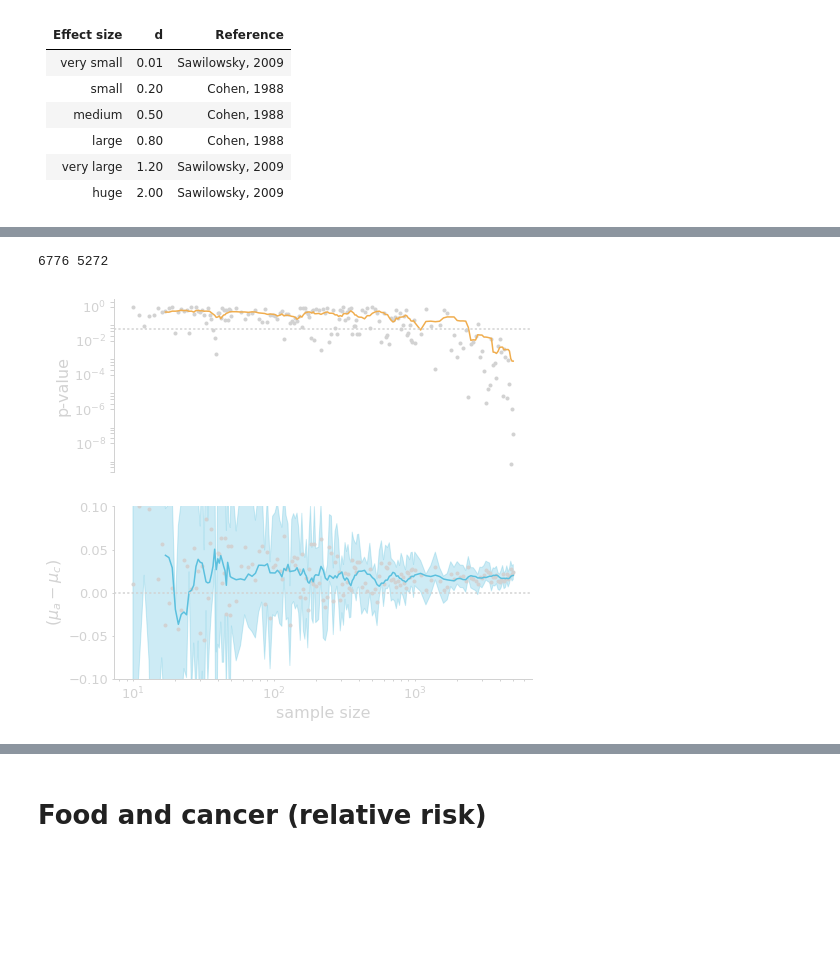
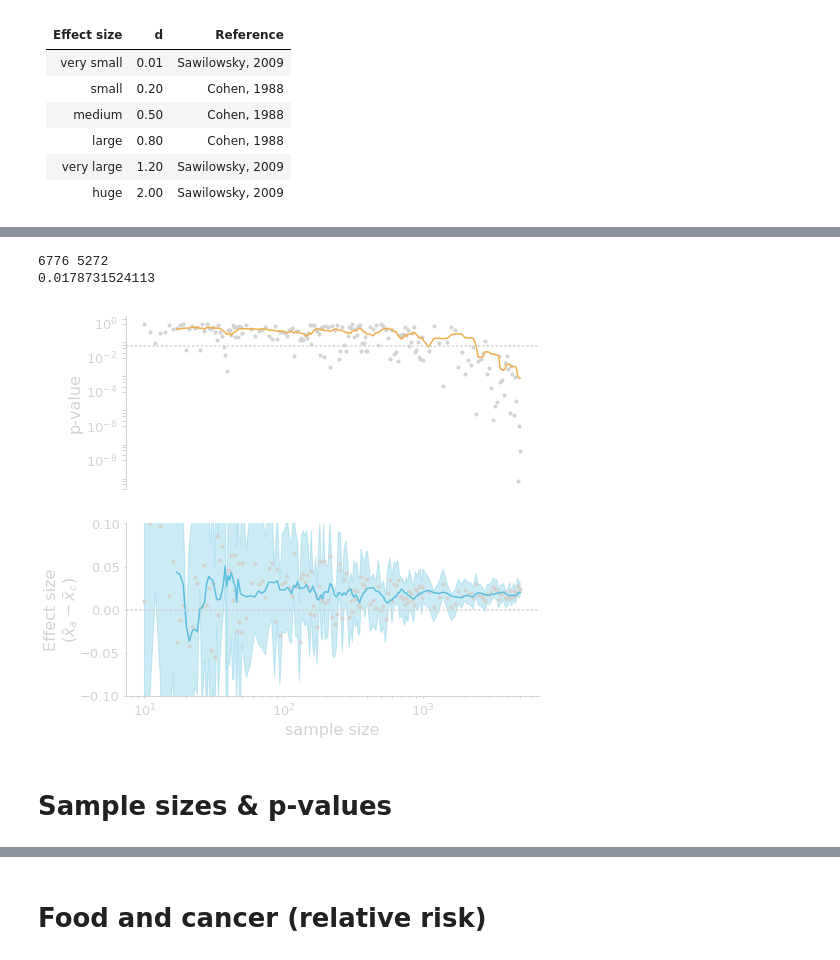
Before and after one commit to gcalmettes/stats13-slides, a Jupyter notebook: notebook-fig/figs-slides-7-extra.ipynb, the cells around one changed output, grey strips where cells are left out. Saved outputs shown, nothing was run; the diff lists cells and outputs as text; code cells hidden in the pictures; blank space fills up the shorter version.

```diff
--- a/notebook-fig/figs-slides-7-extra.ipynb
+++ b/notebook-fig/figs-slides-7-extra.ipynb
@@ -70,7 +70,7 @@ grp1,grp2 = grp1.flatten(), grp2.flatten()
 t,p = stats.ttest_ind(grp1,grp2, equal_var=False)
 
 fig = plt.figure(figsize=(5, 5))
-ax1 = fig.add_axes([0.15, 0.15, 0.8, 0.8])
+ax1 = fig.add_axes([0.25, 0.15, 0.75, 0.72])
 ax2=ax1.twinx()
 ax3=ax1.twinx()
 
@@ -78,6 +78,7 @@ for ax in [ax1]:
     ax.bar(np.arange(2), np.abs([grp1.mean(), grp2.mean()]), color=[colors["blue"], colors["red"]])
     for pos, y, err, color in zip(np.arange(2), np.abs([grp1.mean(), grp2.mean()]), [grp1.std(), grp2.std()], [colors["blue"], colors["red"]]):
         ax.errorbar(pos, y, err, lw=2, capsize=5, capthick=2, color=color)
+    ax.text(0.5, ax.get_ylim()[1]*1.1, r"$\bar{{x}}_a-\bar{{x}}_c=$" "{:.3f}mV".format(np.mean(grp1)-np.mean(grp2)), size=24, color=colors["orange"], ha="center")
 
 for ax in [ax1]:
     for spine in ["top", "right"]:
@@ -89,13 +90,13 @@ for ax in [ax1]:
     ax.set_xticks(np.arange(2))
     ax.set_xticklabels(["Control", "Atropine"], size=22, color=colors["lightgray"])
     #ax.set_ylim([0, 32])
-    ax.set_ylabel("Amplitude (mV)", size=22, color=colors["lightgray"])
+    ax.set_ylabel("Theta oscillation\nAmplitude (mV)", size=22, color=colors["lightgray"])
     ax.set_xlim(-0.6, 1.6)
 
 for ax in [ax2]:
     ax.axis("off")
     ax.set_ylim(ax1.get_ylim())
-    ax.text(0.5, ax.get_ylim()[1]*1, "p={:.6f}".format(p), size=20, color=colors["lightgray"], ha="center")
+    ax.text(0.5, ax.get_ylim()[1]*0.99, "p={:.6f}".format(p), size=24, color=colors["lightgray"], ha="center")
 
 for ax in [ax3]:
     ax.axis("off")
@@ -103,5 +104,5 @@ for ax in [ax3]:
     ax.text(0, ax.get_ylim()[1]*-0.18, "(n={:.0f})".format(len(grp1)), size=20, color=colors["lightgray"], ha="center")
     ax.text(1, ax.get_ylim()[1]*-0.18, "(n={:.0f})".format(len(grp2)), size=20, color=colors["lightgray"], ha="center")
 
-#plt.savefig("/Users/Gui/Box Sync/_STATS13/_Slides/_stats13-Lectures/assets/img/meeting/pvalue-es-sample-size-bar-data.svg", transparent=True)
+plt.savefig("/Users/Gui/Box Sync/_STATS13/_Slides/_stats13-Lectures/assets/img/lec/pvalue-es-sample-size-bar-data.svg", transparent=True)
 # %% [output]
@@ -109,7 +110,9 @@ for ax in [ax3]:
 # %%
 print(len(grp1), len(grp2))
+print(np.mean(grp1)-np.mean(grp2))
 # %% [output]
 6776 5272
+0.0178731524113
 # %%
 #t = d*sqrt((n1*n2)/(n1+n2))
 
@@ -166,34 +169,36 @@ ax2.set_ylim(-0.1, 0.1)
 for ax in [ax1]:
     for spine in ["left"]:
         ax.spines[spine].set_linewidth(1)
         ax.spines[spine].set_color(colors["lightgray"])
     for spine in ["top", "right", "bottom"]:
         ax.spines[spine].set_visible(False)
     ax.tick_params(axis="y", width=1, which="both", size=4, color=colors["lightgray"], labelcolor=colors["lightgray"],
                    labelsize=13, pad=4)
     ax.set_xticks([])
     ax.tick_params(which='minor', bottom = 'off')
     #ax.axvspan(nSample[0], nSample[-1], ymin=0.83, ymax=1, color=colors["orange"], alpha=0.3)
 
 for ax in [ax2]:
     for spine in ["bottom", "left"]:
         ax.spines[spine].set_linewidth(1)
         ax.spines[spine].set_color(colors["lightgray"])
     for spine in ["top", "right"]:
         ax.spines[spine].set_visible(False)
     ax.tick_params(axis="both", width=1, which="both", size=2, color=colors["lightgray"], labelcolor=colors["lightgray"],
                    labelsize=13, pad=4)
     ax.set_xlabel("sample size", size=16, color=colors["lightgray"])
 
 for ax in [ax1]:
     ax.set_ylabel("p-value", size=16, color=colors["lightgray"])
 
 for ax in [ax2]:
-    ax.set_ylabel("($\mu_{a}-\mu_{c}$)", size=16, color=colors["lightgray"])
+    ax.set_ylabel("Effect size\n" r"($\bar{x}_{a}-\bar{x}_{c}$)", size=16, color=colors["lightgray"], labelpad=0)
 
-plt.subplots_adjust(left=0.15, bottom=0.1, right=0.98, top=0.98,
+plt.subplots_adjust(left=0.16, bottom=0.1, right=0.98, top=0.98,
                 wspace=None, hspace=0.2)
 
-#plt.savefig("/Users/Gui/Box Sync/_STATS13/_Slides/_stats13-Lectures/assets/img/meeting/pvalue-es-sample-size.svg", transparent=True)
+plt.savefig("/Users/Gui/Box Sync/_STATS13/_Slides/_stats13-Lectures/assets/img/lec/pvalue-es-sample-size.svg", transparent=True)
 # %% [output]
-[figure, old version]
+[figure, new version]
+# %% [markdown]
+# Sample sizes & p-values
```
Also changed, not shown: parts of 4 cells of this notebook, 15 other files.
